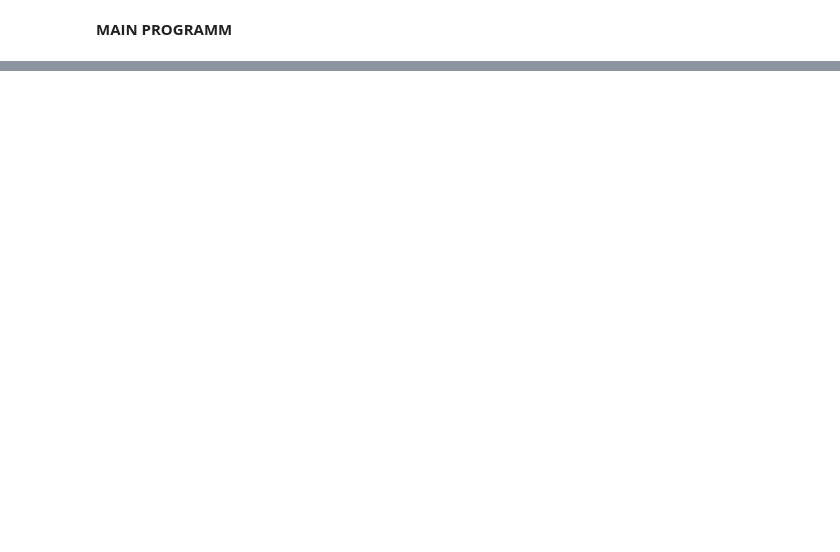
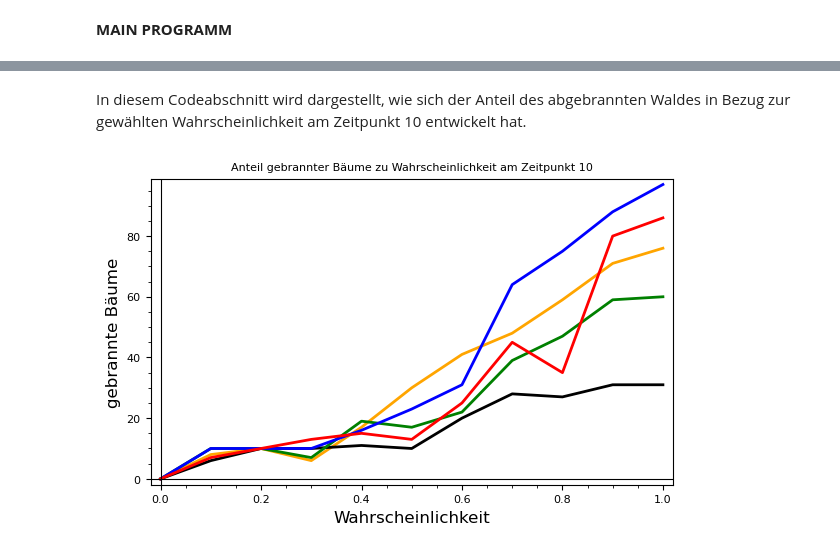
Before and after one commit to simgae/HM-Angewandte-Mathematik, a Jupyter notebook: Lecture_3/Zellulärer Automat.ipynb, the cells around one changed output, grey strips where cells are left out. Cells and saved outputs as stored; diff of their text form; code cells hidden in the pictures; blank space fills up the shorter version.

```diff
--- a/Lecture_3/Zellulärer Automat.ipynb
+++ b/Lecture_3/Zellulärer Automat.ipynb
@@ -279,0 +326,32 @@ list_plot(analytics_80, plotjoined=True, title="Statistikfunktion", frame=True,
+# %% [markdown]
+In diesem Codeabschnitt wird dargestellt, wie sich der Anteil des abgebrannten Waldes in Bezug zur gewählten Wahrscheinlichkeit am Zeitpunkt 10 entwickelt hat.
+# %%
+run = 5
+g = Graphics()
+
+colors = ['red', 'blue', 'green', 'black', 'orange']
+
+while run > 0:
+
+    setupForAnalytics()
+
+    amount_to_pe = [(0,0)]
+
+    for i in range(1, 11):
+        pe = i / 10
+        analytics = runAnalytics(pe, 0, forest_fields.copy(), fire_fields.copy(), free_fields.copy(), copy(forest))
+
+        if(len(analytics) < 10):
+            amount_to_pe.append((pe, analytics[len(analytics)-1][1]))
+        else:
+            amount_to_pe.append((pe, analytics[9][1]))
+
+
+    plot = list_plot(amount_to_pe, plotjoined=True, title="Anteil gebrannter Bäume zu Wahrscheinlichkeit am Zeitpunkt 10", frame=True, axes_labels=["Wahrscheinlichkeit","gebrannte Bäume"], fontsize=8, color=colors[run - 1], thickness=2)
+    g = g + plot
+
+    run -= 1
+
+g.show()
+# %% [output]
+[figure, added]
```
Also changed, not shown: parts of 10 cells of this notebook.
